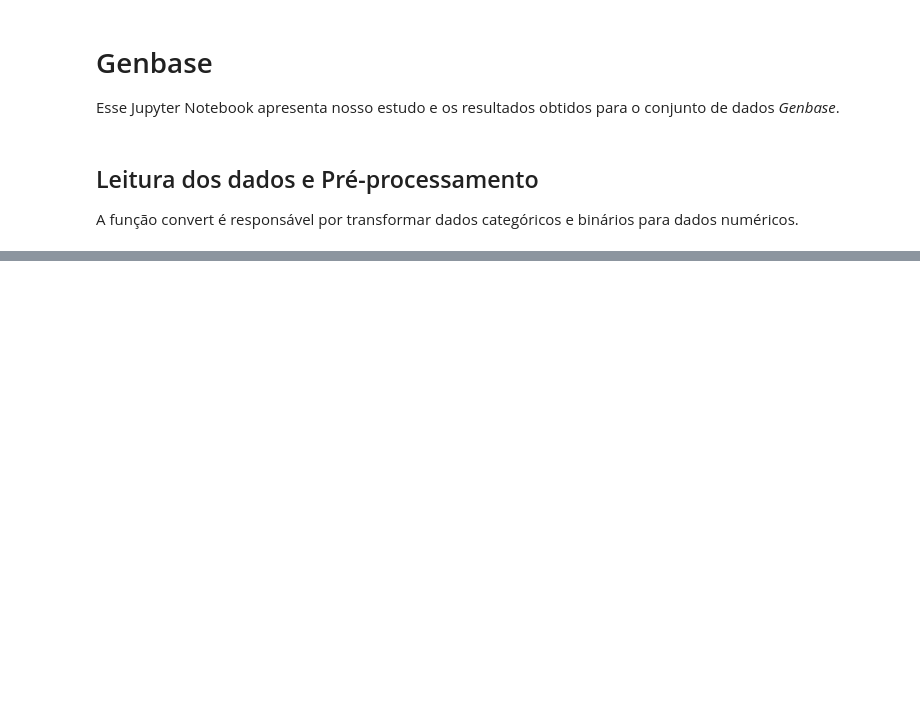
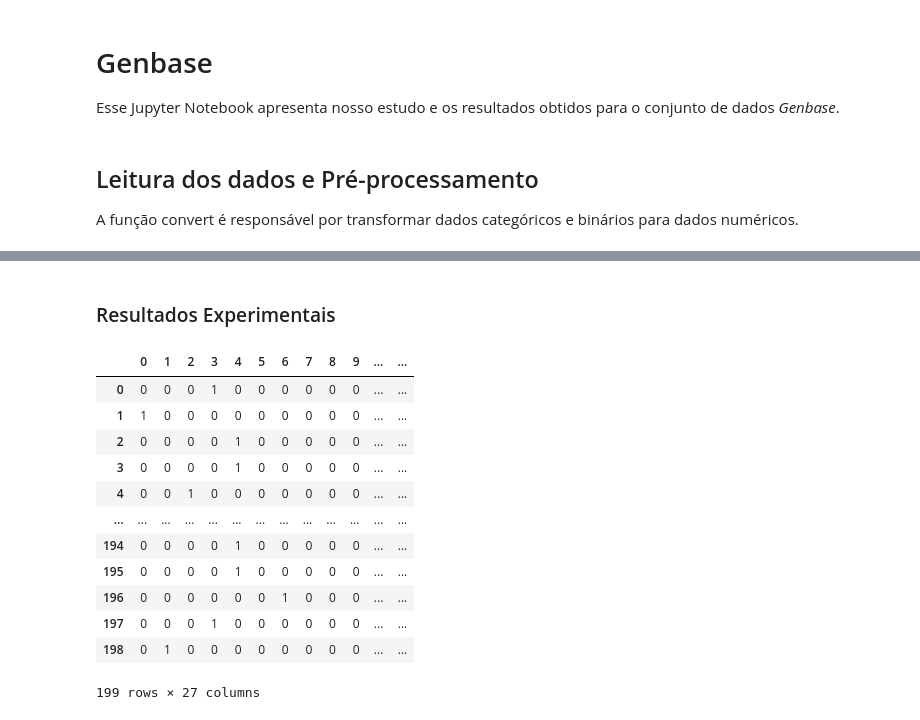
Before and after one commit to matheustmattioli/labelrizator-am2, a Jupyter notebook: genbase.ipynb, the cells around one changed output, grey strips where cells are left out. Cells and saved outputs as stored; diff of their text form; code cells hidden in the pictures; blank space fills up the shorter version.

```diff
--- a/genbase.ipynb
+++ b/genbase.ipynb
@@ -96,7 +99,7 @@ Também utilizamos três classificadores de um rótulo para cada classificador m
 from skmultilearn.problem_transform import BinaryRelevance
 from sklearn.model_selection import GridSearchCV
 from sklearn.naive_bayes import MultinomialNB
-from sklearn.svm import SVC
+from sklearn.tree import DecisionTreeClassifier
 from sklearn.ensemble import RandomForestClassifier
 
 # Realizamos uma Cross Validation para determinarmos os melhores
@@ -111,17 +114,23 @@ grid_param = [
         'classifier__alpha': [0.7, 1.0],
     },
     {
-        'classifier': [SVC()],
-        'classifier__kernel': ['rbf', 'linear'],
-        'classifier__C': [1, 10],
+        'classifier': [DecisionTreeClassifier()],
+        'classifier__criterion': ['gini', 'entropy'],
+        'classifier__max_depth': [10, 50, 100],
+        'classifier__random_state': [42],
     },
     {
         'classifier': [RandomForestClassifier()],
         'classifier__criterion': ['gini', 'entropy'],
         'classifier__bootstrap': [True, False],
-    }
+        'classifier__random_state': [42],
+    },
 ]
 
 br = GridSearchCV(BinaryRelevance(), grid_param, scoring='accuracy')
-br.fit(X_train, Y_train)
+# print(X_train)
+# print()
+# print(Y_train)
+
+br.fit(X_train.values, Y_train.values)
 # %% [output]
@@ -172,6 +169,5 @@ BinaryRelevance(classifier=RandomForestClassifier(), require_dense=[True, True])
 # %%
 # Realiza o fit com os parâmetros escolhidos
-br = BinaryRelevance(classifier=br.best_params_['classifier'](criterion=
-br.best_params_[''], require_dense=[True, True]))
-br.fit(X_train, Y_train)
+br = br.best_estimator_
+br.fit(X_train.values, Y_train.values)
 # %% [output]
@@ -181,5 +178,5 @@ TypeError: BinaryRelevance.__init__() takes from 1 to 3 positional arguments but
 from sklearn.metrics import accuracy_score
 
 # Verificar acurácia
-pred = br.predict(X_test)
-accuracy_score(Y_test, pred)
+pred = br.predict(X_test.values)
+accuracy_score(Y_test.values, pred)
@@ -244,0 +356,19 @@ hamming_loss(Y_test, pred3)
+# %% [markdown]
+### Resultados Experimentais
+# %%
+# Resultado predito pelo algoritmo Binary Relevance
+pd.DataFrame.sparse.from_spmatrix(pred)
+# %% [output]
+|  | 0 | 1 | 2 | 3 | 4 | 5 | 6 | 7 | 8 | 9 | ... | ... |
+| 0 | 0 | 0 | 0 | 1 | 0 | 0 | 0 | 0 | 0 | 0 | ... | ... |
+| 1 | 1 | 0 | 0 | 0 | 0 | 0 | 0 | 0 | 0 | 0 | ... | ... |
+| 2 | 0 | 0 | 0 | 0 | 1 | 0 | 0 | 0 | 0 | 0 | ... | ... |
+| 3 | 0 | 0 | 0 | 0 | 1 | 0 | 0 | 0 | 0 | 0 | ... | ... |
+| 4 | 0 | 0 | 1 | 0 | 0 | 0 | 0 | 0 | 0 | 0 | ... | ... |
+| ... | ... | ... | ... | ... | ... | ... | ... | ... | ... | ... | ... | ... |
+| 194 | 0 | 0 | 0 | 0 | 1 | 0 | 0 | 0 | 0 | 0 | ... | ... |
+| 195 | 0 | 0 | 0 | 0 | 1 | 0 | 0 | 0 | 0 | 0 | ... | ... |
+| 196 | 0 | 0 | 0 | 0 | 0 | 0 | 1 | 0 | 0 | 0 | ... | ... |
+| 197 | 0 | 0 | 0 | 1 | 0 | 0 | 0 | 0 | 0 | 0 | ... | ... |
+| 198 | 0 | 1 | 0 | 0 | 0 | 0 | 0 | 0 | 0 | 0 | ... | ... |
+199 rows × 27 columns
```
Also changed, not shown: parts of 37 cells of this notebook, 1 other file.
